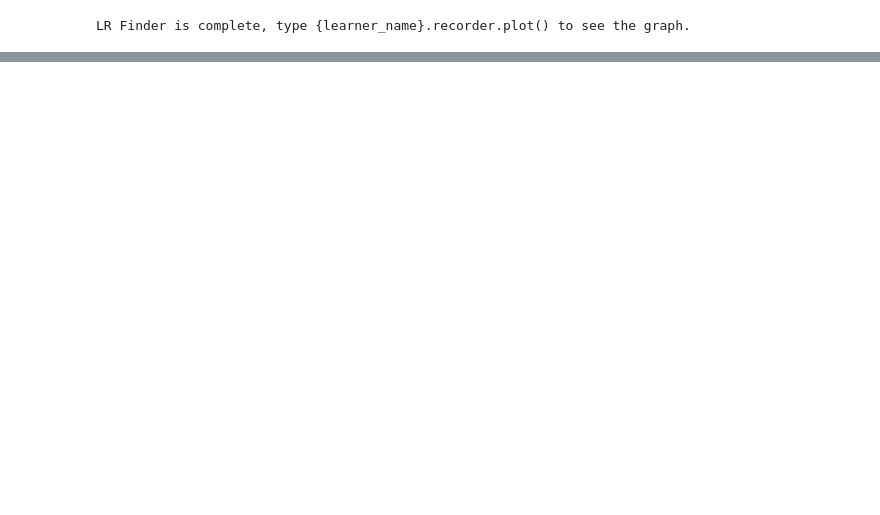
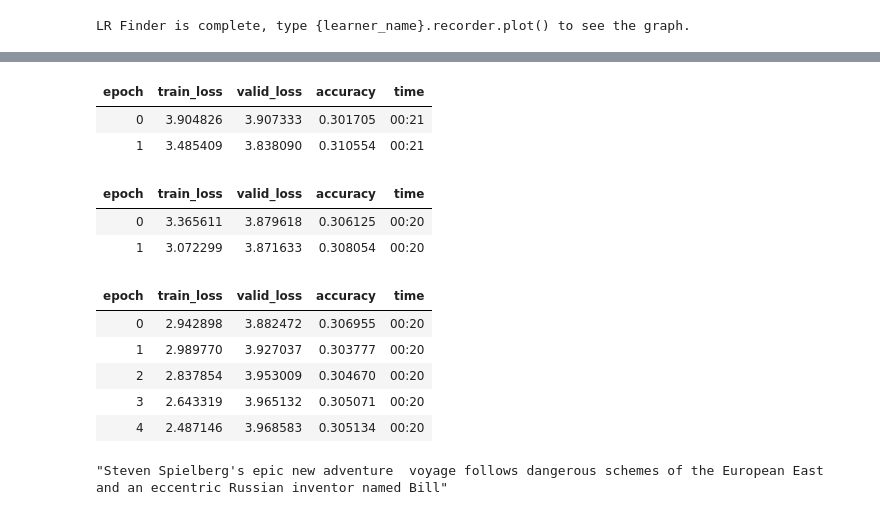
Before and after one commit to sundeepblue/movie_rating_prediction, a Jupyter notebook: MovieRatingsPredictionPython.ipynb, the cells around one changed output, grey strips where cells are left out. Drawn from its saved outputs; the diff is of its cells as text; code cells hidden in the pictures; blank space fills up the shorter version.

```diff
--- a/MovieRatingsPredictionPython.ipynb
+++ b/MovieRatingsPredictionPython.ipynb
@@ -481,0 +483,15 @@ learn.recorder.plot()
+# %%
+learn.freeze_to(-2)
+learn.fit_one_cycle(2, 1e-2)
+#retraining only the last two layers based on FastAI's experiments
+# %% [output]
+| epoch | train_loss | valid_loss | accuracy | time |
+| 0 | 3.904826 | 3.907333 | 0.301705 | 00:21 |
+| 1 | 3.485409 | 3.838090 | 0.310554 | 00:21 |
+# %%
+learn.freeze_to(-1)
+learn.fit_one_cycle(2, slice(1e-3,1e-2))
+# %% [output]
+| epoch | train_loss | valid_loss | accuracy | time |
+| 0 | 3.365611 | 3.879618 | 0.306125 | 00:20 |
+| 1 | 3.072299 | 3.871633 | 0.308054 | 00:20 |
@@ -481,0 +500,10 @@ learn.recorder.plot()
+# %%
+learn.fit_one_cycle(5, slice(1e-4,1e-2))
+#looks like more training is working nicely and accuracy is increasing while validation loss is decreasing
+# %% [output]
+| epoch | train_loss | valid_loss | accuracy | time |
+| 0 | 2.942898 | 3.882472 | 0.306955 | 00:20 |
+| 1 | 2.989770 | 3.927037 | 0.303777 | 00:20 |
+| 2 | 2.837854 | 3.953009 | 0.304670 | 00:20 |
+| 3 | 2.643319 | 3.965132 | 0.305071 | 00:20 |
+| 4 | 2.487146 | 3.968583 | 0.305134 | 00:20 |
@@ -481,0 +512,4 @@ learn.recorder.plot()
+# %%
+learn.predict("Steven Spielberg's epic new adventure ", n_words=20)
+# %% [output]
+"Steven Spielberg's epic new adventure  voyage follows dangerous schemes of the European East and an eccentric Russian inventor named Bill"
```
Also changed, not shown: parts of 20 cells of this notebook.
